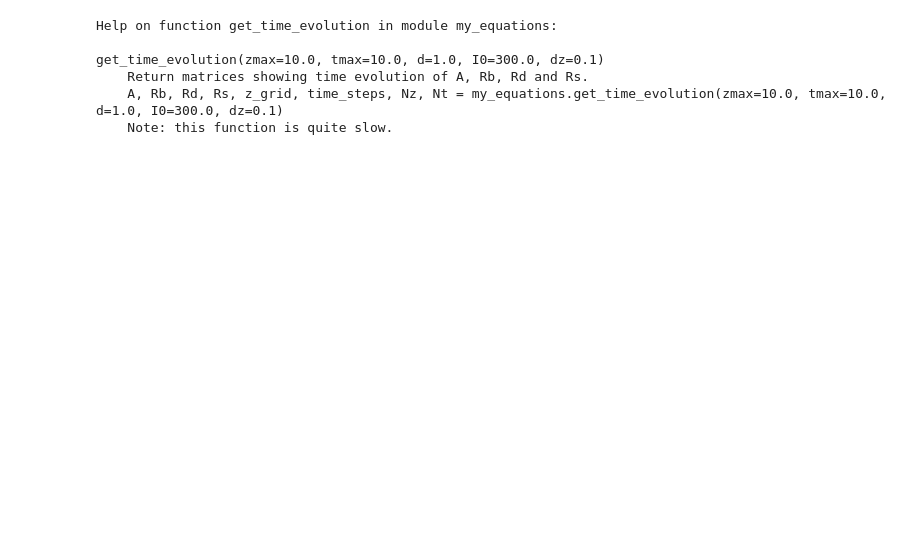
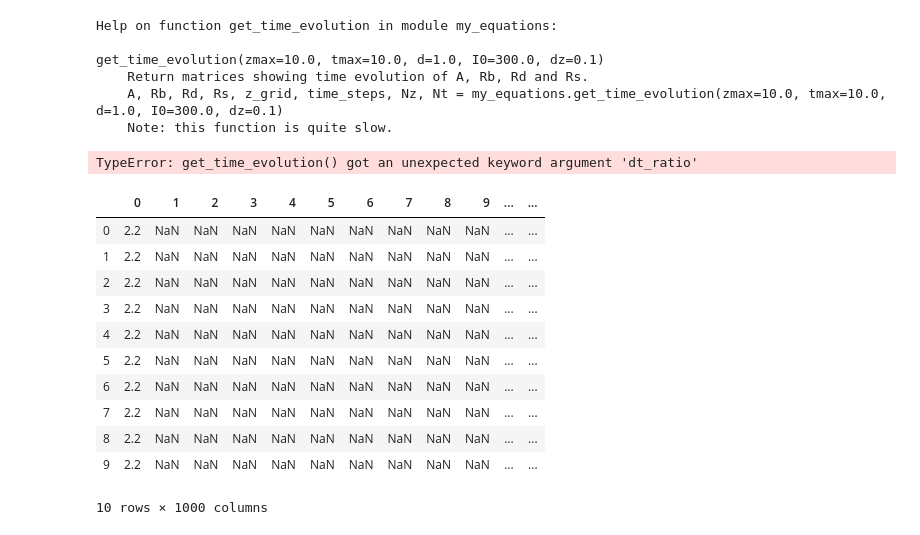
Before and after one commit to alisonpeard/phytoplankton_dynamics, a Jupyter notebook: Python Notebooks/Making Sure tmax=100 sufficient for stationary.ipynb, the cells around one changed output. Saved outputs shown, nothing was run; the diff lists cells and outputs as text; code cells hidden in the pictures; blank space fills up the shorter version.

```diff
--- a/Python Notebooks/Making Sure tmax=100 sufficient for stationary.ipynb
+++ b/Python Notebooks/Making Sure tmax=100 sufficient for stationary.ipynb
@@ -13,7 +14,9 @@ get_time_evolution(zmax=10.0, tmax=10.0, d=1.0, I0=300.0, dz=0.1)
     A, Rb, Rd, Rs, z_grid, time_steps, Nz, Nt = my_equations.get_time_evolution(zmax=10.0, tmax=10.0, d=1.0, I0=300.0, dz=0.1)
     Note: this function is quite slow.
 # %%
-tmax = 2000.0
-zmax=30.0
-d=0.1
-A, Rb, Rd, Rs, z_grid, time_steps, Nz, Nt = get_time_evolution(zmax=zmax, tmax=tmax, d=d, I0=300.0, dz=0.1)
+tmax = 100.0
+zmax=1.0
+d=100.0
+A, Rb, Rd, Rs, z_grid, time_steps, Nz, Nt = get_time_evolution(zmax=zmax, tmax=tmax, d=d, I0=300.0, dz=0.1,dt_ratio=5000)
+# %% [output]
+TypeError: get_time_evolution() got an unexpected keyword argument 'dt_ratio'
@@ -19,0 +25,15 @@ A, Rb, Rd, Rs, z_grid, time_steps, Nz, Nt = get_time_evolution(zmax=zmax, tmax=t
+# %%
+pd.DataFrame(Rb)
+# %% [output]
+|  | 0 | 1 | 2 | 3 | 4 | 5 | 6 | 7 | 8 | 9 | ... | ... |
+| 0 | 2.2 | NaN | NaN | NaN | NaN | NaN | NaN | NaN | NaN | NaN | ... | ... |
+| 1 | 2.2 | NaN | NaN | NaN | NaN | NaN | NaN | NaN | NaN | NaN | ... | ... |
+| 2 | 2.2 | NaN | NaN | NaN | NaN | NaN | NaN | NaN | NaN | NaN | ... | ... |
+| 3 | 2.2 | NaN | NaN | NaN | NaN | NaN | NaN | NaN | NaN | NaN | ... | ... |
+| 4 | 2.2 | NaN | NaN | NaN | NaN | NaN | NaN | NaN | NaN | NaN | ... | ... |
+| 5 | 2.2 | NaN | NaN | NaN | NaN | NaN | NaN | NaN | NaN | NaN | ... | ... |
+| 6 | 2.2 | NaN | NaN | NaN | NaN | NaN | NaN | NaN | NaN | NaN | ... | ... |
+| 7 | 2.2 | NaN | NaN | NaN | NaN | NaN | NaN | NaN | NaN | NaN | ... | ... |
+| 8 | 2.2 | NaN | NaN | NaN | NaN | NaN | NaN | NaN | NaN | NaN | ... | ... |
+| 9 | 2.2 | NaN | NaN | NaN | NaN | NaN | NaN | NaN | NaN | NaN | ... | ... |
+10 rows × 1000 columns
```
Also changed, not shown: parts of 4 cells of this notebook, 2 other files.
